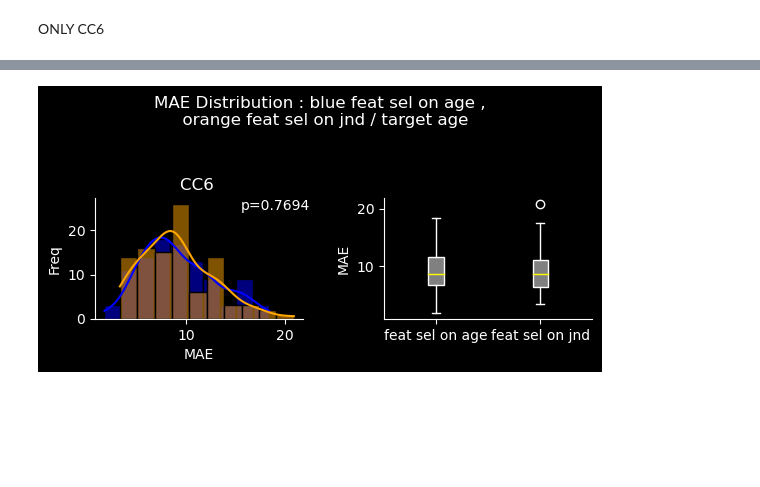
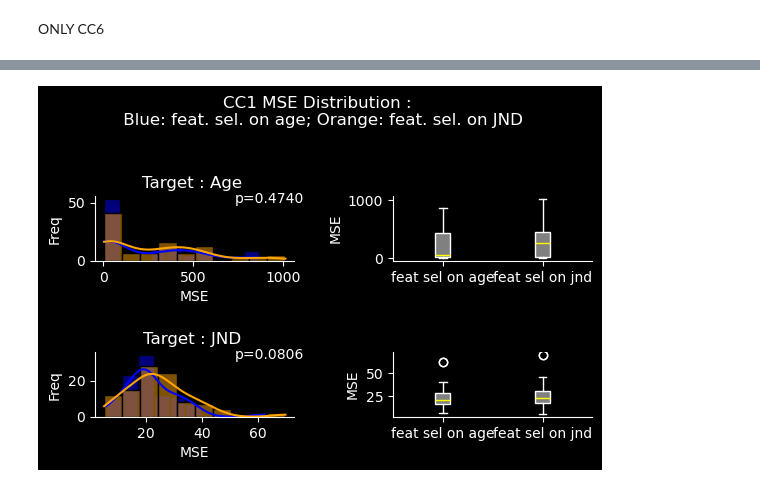
Before and after one commit to nicolascatz/CRPN_DTI_AGING_DPAKNC, a Jupyter notebook: scripts/DTI_Aging_FeatSelect_251209_NC.ipynb, the cells around one changed output, grey strips where cells are left out. Cells and saved outputs as stored; diff of their text form; code cells hidden in the pictures; blank space fills up the shorter version.

```diff
--- a/scripts/DTI_Aging_FeatSelect_251209_NC.ipynb
+++ b/scripts/DTI_Aging_FeatSelect_251209_NC.ipynb
@@ -583,8 +587,10 @@ for t in target:
         X_train_scaled = scaler.fit_transform(X_train)
         X_test_scaled = scaler.transform(X_test)
 
-        estimator = SVR(kernel="linear")
-        estimator2=LogisticRegression()
+        if target=='jnd':
+            estimator = SVR(kernel="linear")
+        else:
+            estimator = SVR(kernel="linear")
 
         selector = RFE(estimator, n_features_to_select=10, step=1)
         selector = selector.fit(X_train, y_train)
@@ -953,41 +841,50 @@ MAE_6_all_alltgt_featandtgt[0][0][0]
 # %%
-for target in ['age','jnd']:
-    print("Target:", target)
 
-    if target=='age':
-        index=0
-    elif target=='jnd':
-        index=1
+VarToTest=[MAE_cc_all_alltgt_featandtgt, MSE_cc_all_alltgt_featandtgt, R_squareds_cc_all_alltgt_featandtgt]
+VarToTestNameList=['MAE', 'MSE', 'R squared']
 
-    from scipy.stats import kruskal
-    fig, ax = plt.subplots(nrows=1, ncols=2, figsize=(6, 3))
+VarToTest=MSE_cc_all_alltgt_featandtgt
+VarToTestName='MSE'
+
+CClist=[0,1,2,3,4,5,6]
+
+for ccidx ,cc in enumerate(CClist):
+    fig, ax = plt.subplots(nrows=2, ncols=2, figsize=(6, 4))
+
+    for i, target in enumerate(['Age','JND']):
+
+        if target=='Age':
+            index=0
+        elif target=='JND':
+            index=1
+
+        from scipy.stats import kruskal
+
+        kruskal_stat, kruskal_p = kruskal(VarToTest[index][0][ccidx], VarToTest[index][1][ccidx])
+        sns.histplot(VarToTest[index][0][ccidx], bins=10, kde=True, color='blue',ax=ax[i,0])
+        sns.histplot(VarToTest[index][1][ccidx], bins=10, kde=True, color='orange',ax=ax[i,0])
+        ax[i,0].text(0.7, 0.9, f'p={kruskal_p:.4f}', transform=ax[i,0].transAxes, color='white')
+        ax[i,0].set_ylabel('Freq')
+        ax[i,0].grid(False)
+        ax[i,0].spines['top'].set_visible(False)
+        ax[i,0].spines['right'].set_visible(False)
+        ax[i,0].set_title(f'Target : {target} ')
+
+        ax[i,1].boxplot([ VarToTest[index][0][ccidx], VarToTest[index][1][ccidx]], labels=['feat sel on age', 'feat sel on jnd'], patch_artist=True,
+                        boxprops=dict(facecolor='grey', color='white'),
+                        medianprops=dict(color='yellow'),
+                        whiskerprops=dict(color='white'),
+                        capprops=dict(color='white'),
+                        flierprops=dict(color='white', markeredgecolor='white'))
+        ax[i,1].set_ylabel(VarToTestName)
+        ax[i,1].grid(False)
+        ax[i,1].spines['top'].set_visible(False)
+        ax[i,1].spines['right'].set_visible(False)
 
 
-    kruskal_stat, kruskal_p = kruskal(MAE_6_all_alltgt_featandtgt[index][0][0], MAE_6_all_alltgt_featandtgt[index][1][0])
-    sns.histplot(MAE_6_all_alltgt_featandtgt[index][0][0], bins=10, kde=True, color='blue',ax=ax[0])
-    sns.histplot(MAE_6_all_alltgt_featandtgt[index][1][0], bins=10, kde=True, color='orange',ax=ax[0])
-    ax[0].text(0.7, 0.9, f'p={kruskal_p:.4f}', transform=ax[0].transAxes, color='white')
-    ax[0].set_title(f'CC{6} ')
-    ax[0].set_ylabel('Freq')
-    ax[0].grid(False)
-    ax[0].spines['top'].set_visible(False)
-    ax[0].spines['right'].set_visible(False)
+        ax[i,0].set_xlabel(VarToTestName)
 
-
-    ax[1].boxplot([ MAE_6_all_alltgt_featandtgt[index][0][0], MAE_6_all_alltgt_featandtgt[index][1][0]], labels=['feat sel on age', 'feat sel on jnd'], patch_artist=True,
-                    boxprops=dict(facecolor='grey', color='white'),
-                    medianprops=dict(color='yellow'),
-                    whiskerprops=dict(color='white'),
-                    capprops=dict(color='white'),
-                    flierprops=dict(color='white', markeredgecolor='white'))
-    ax[1].set_ylabel('MAE')
-    ax[1].grid(False)
-    ax[1].spines['top'].set_visible(False)
-    ax[1].spines['right'].set_visible(False)
-
-
-    ax[0].set_xlabel('MAE')
-    fig.suptitle('MAE Distribution : blue feat sel on age ,\n  orange feat sel on jnd / target '+target)
+        fig.suptitle(f'CC{cc+1} {VarToTestName} Distribution : \n Blue: feat. sel. on age; Orange: feat. sel. on JND' )
     plt.tight_layout(pad=2.0 )
     plt.show()
 # %% [output]
@@ -995 +891 @@ Target: age
-[figure, old version]
+[figure, new version]
```
Also changed, not shown: parts of 23 cells of this notebook, 8 other files.
